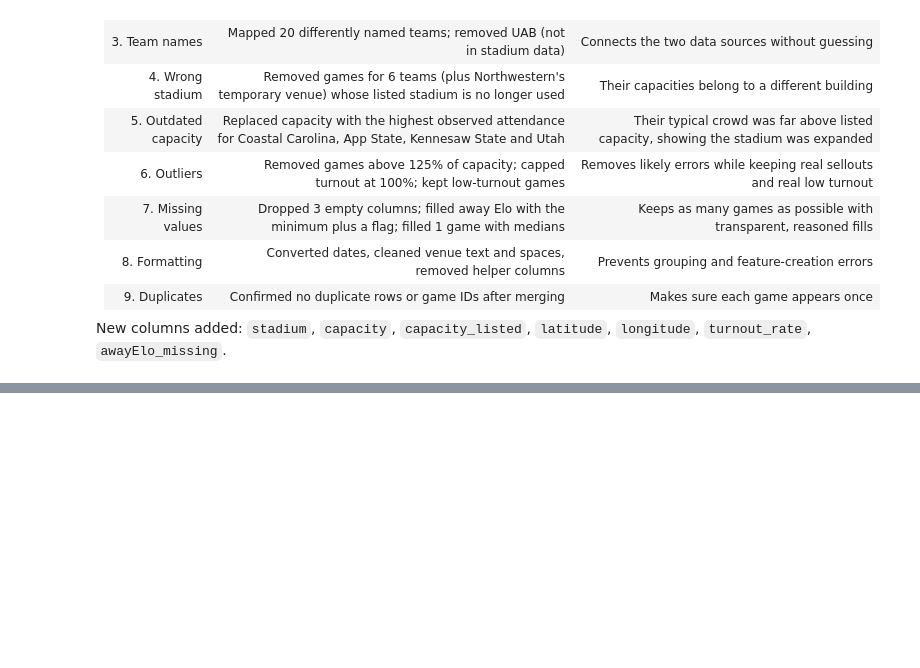
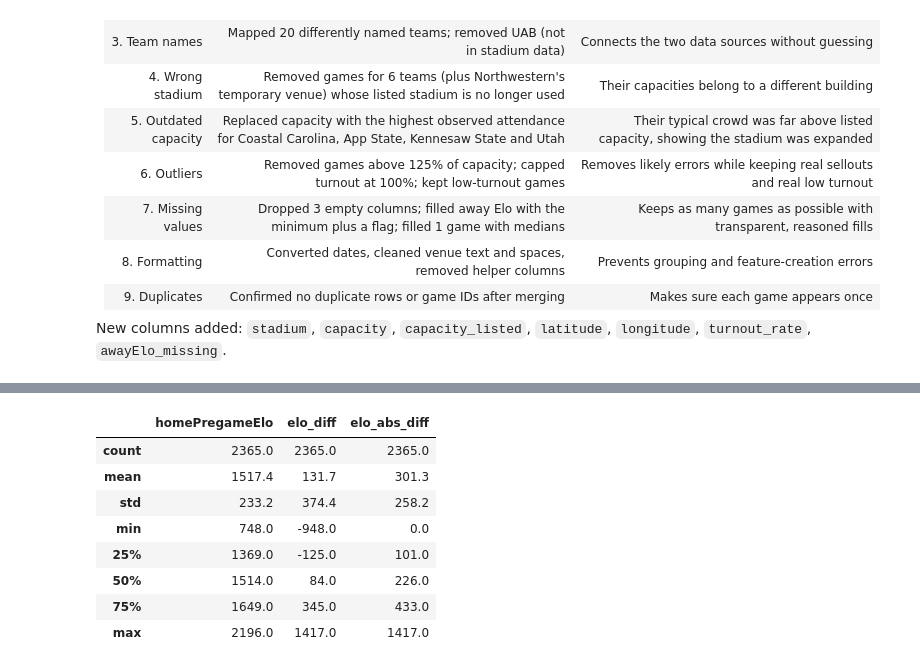
Before and after one commit to Break-Through-Tech/Sports-Analytics-1B-assessing-football-stadium-attendance-and-experience, a Jupyter notebook: notebooks/01_eda_feature_engineering.ipynb, the cells around one changed output, grey strips where cells are left out. Cells and saved outputs as stored; diff of their text form; code cells hidden in the pictures; blank space fills up the shorter version.

```diff
--- a/notebooks/01_eda_feature_engineering.ipynb
+++ b/notebooks/01_eda_feature_engineering.ipynb
@@ -1663,0 +1734,28 @@ New columns added: `stadium`, `capacity`, `capacity_listed`, `latitude`, `longit
+# %%
+start = feat_df["startDate"]
+
+# US daylight saving time ends on the first Sunday of November
+nov1 = pd.to_datetime(start.dt.year.astype(str) + "-11-01", utc=True)
+dst_end = nov1 + pd.to_timedelta((6 - nov1.dt.dayofweek) % 7, unit="D") + pd.Timedelta(hours=9)
+dst_hours = ((start.dt.month >= 3) & (start < dst_end)).astype(int)
+
+# Approximate local time at the stadium
+local_time = start + pd.to_timedelta(feat_df["longitude"] / 15 + dst_hours, unit="h")
+local_hour = local_time.dt.hour + local_time.dt.minute / 60
+local_dow = local_time.dt.dayofweek
+
+feat_df["day_type"] = np.select(
+    [local_dow == 5, local_dow == 4],
+    ["saturday", "friday"],
+    default="other_day",
+)
+
+feat_df["kickoff_slot"] = np.select(
+    [feat_df["startTimeTBD"].astype(bool), local_hour < 13.5, local_hour < 17.5, local_hour < 20.5],
+    ["unknown", "midday", "afternoon", "evening"],
+    default="late",
+)
+
+print(feat_df["day_type"].value_counts())
+print()
+print(feat_df["kickoff_slot"].value_counts())
@@ -1663,0 +1824,15 @@ New columns added: `stadium`, `capacity`, `capacity_listed`, `latitude`, `longit
+# %%
+feat_df["elo_diff"] = feat_df["homePregameElo"] - feat_df["awayPregameElo"]
+feat_df["elo_abs_diff"] = feat_df["elo_diff"].abs()
+
+feat_df[["homePregameElo", "elo_diff", "elo_abs_diff"]].describe().round(1)
+# %% [output]
+|  | homePregameElo | elo_diff | elo_abs_diff |
+| count | 2365.0 | 2365.0 | 2365.0 |
+| mean | 1517.4 | 131.7 | 301.3 |
+| std | 233.2 | 374.4 | 258.2 |
+| min | 748.0 | -948.0 | 0.0 |
+| 25% | 1369.0 | -125.0 | 101.0 |
+| 50% | 1514.0 | 84.0 | 226.0 |
+| 75% | 1649.0 | 345.0 | 433.0 |
+| max | 2196.0 | 1417.0 | 1417.0 |
```
Also changed, not shown: parts of 21 cells of this notebook, 1 other file.
